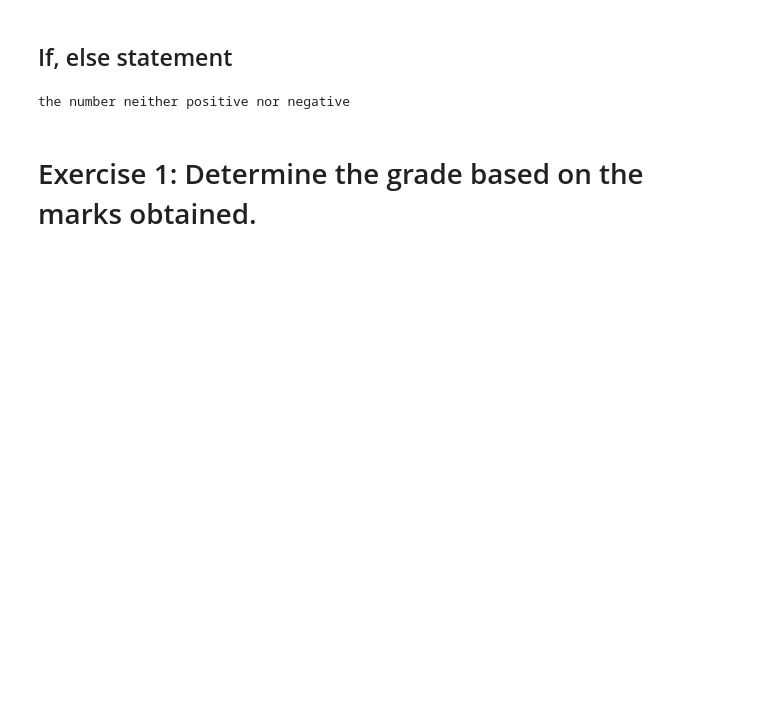
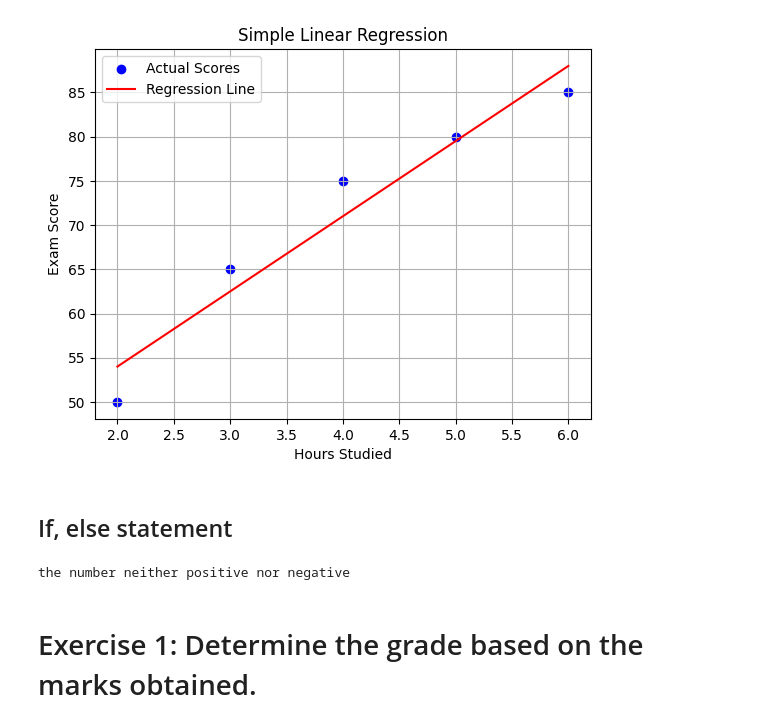
Before and after one commit to Gulwalishah/ML_Test, a Jupyter notebook: Practice_Board.ipynb, the cells around one changed output. Drawn from its saved outputs; the diff is of its cells as text; code cells hidden in the pictures; blank space fills up the shorter version.

```diff
--- a/Practice_Board.ipynb
+++ b/Practice_Board.ipynb
@@ -3,3 +10,34 @@
+# %%
+import numpy as np
+import matplotlib.pyplot as plt
+from sklearn.linear_model import LinearRegression
+
+# Given data
+hours_studied = np.array([2, 3, 4, 5, 6]).reshape(-1, 1)
+exam_scores = np.array([50, 65, 75, 80, 85])
+
+# Create a linear regression model
+model = LinearRegression()
+model.fit(hours_studied, exam_scores)
+
+# Get the slope (m) and intercept (b)
+slope = model.coef_[0]
+intercept = model.intercept_
+
+# Predict exam scores for the given hours studied values
+predicted_scores = model.predict(hours_studied)
+
+# Plot the original data and regression line
+plt.scatter(hours_studied, exam_scores, color='blue', label='Actual Scores')
+plt.plot(hours_studied, predicted_scores, color='red', label='Regression Line')
+plt.xlabel('Hours Studied')
+plt.ylabel('Exam Score')
+plt.title('Simple Linear Regression')
+plt.legend()
+plt.grid(True)
+plt.show()
+# %% [output]
+[figure, added]
 # %% [markdown]
 ## If, else statement
 # %%
```
Also changed, not shown: parts of 6 cells of this notebook.
